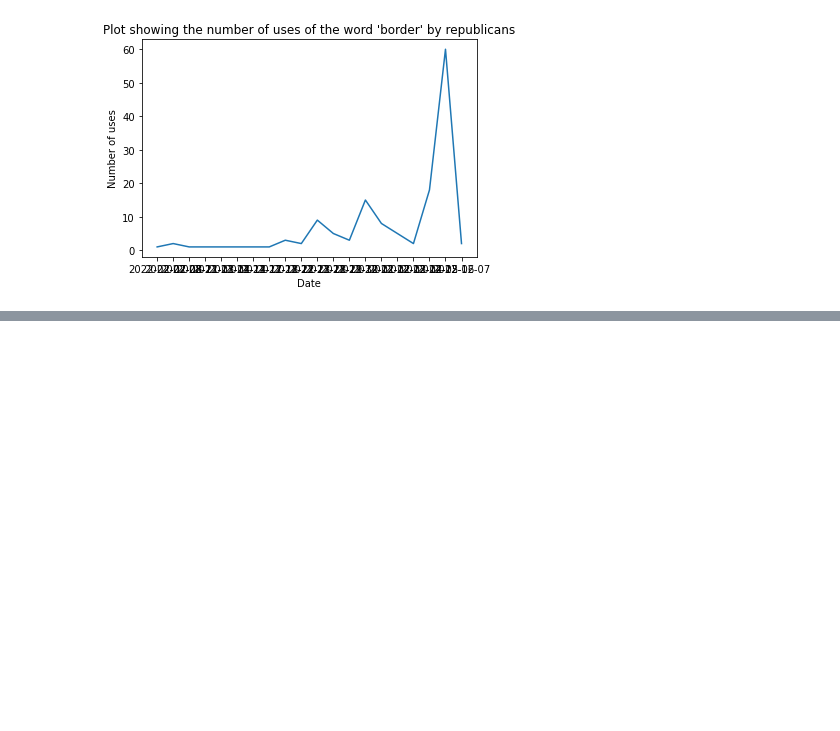
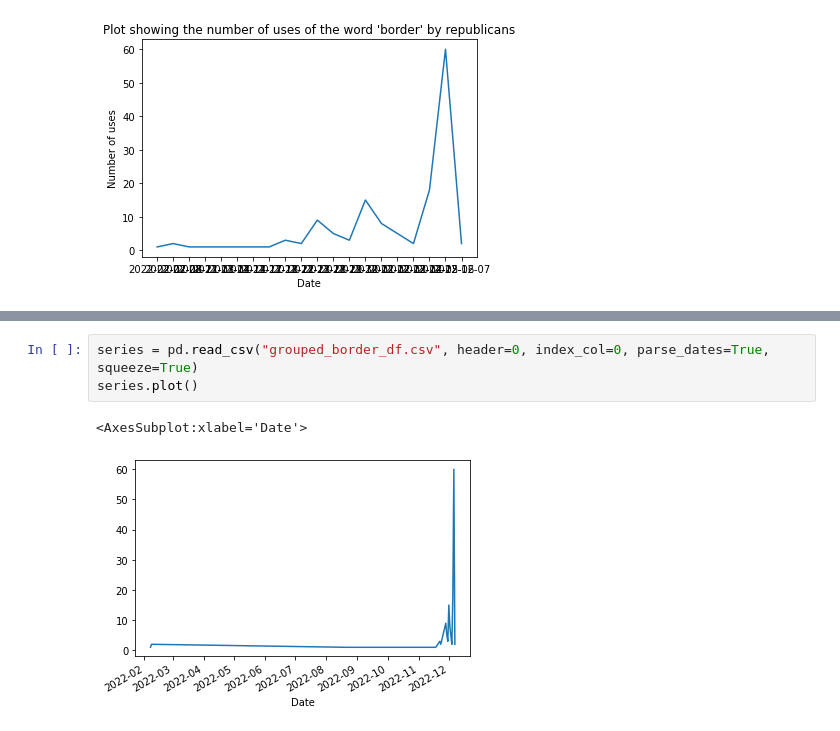
Before and after one commit to maiahalle/DS105-Project, a Jupyter notebook: creating_visualisations.ipynb, the cells around one changed output, grey strips where cells are left out. Drawn from its saved outputs; the diff is of its cells as text; blank space fills up the shorter version.

```diff
--- a/creating_visualisations.ipynb
+++ b/creating_visualisations.ipynb
@@ -320,0 +326,6 @@ plt.show()
+# %%
+series = pd.read_csv("grouped_border_df.csv", header=0, index_col=0, parse_dates=True, squeeze=True)
+series.plot()
+# %% [output]
+<AxesSubplot:xlabel='Date'>
+[figure, added]
```
Also changed, not shown: parts of 10 cells of this notebook.
